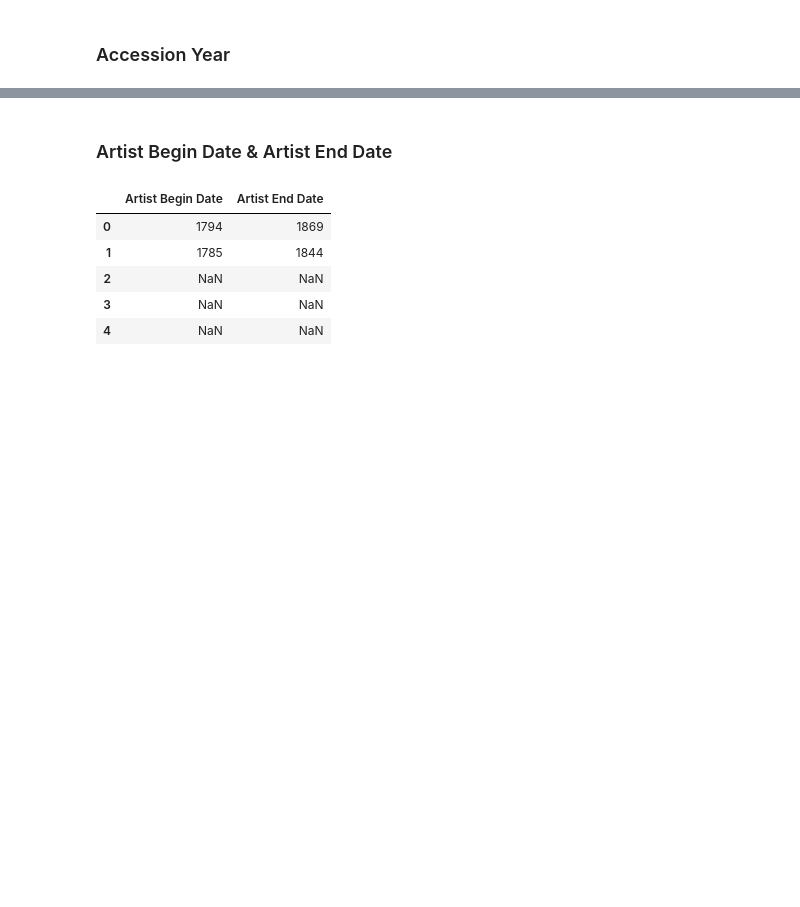
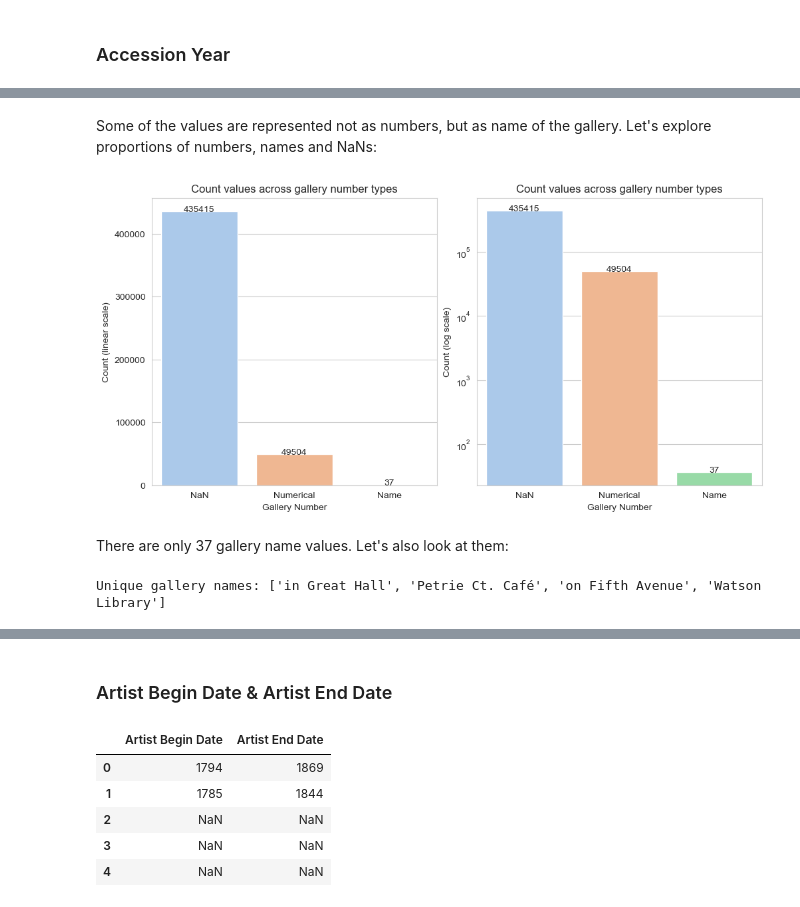
Before and after one commit to nickobard/Data-Preprocessing-Course, a Jupyter notebook: 01/01_homework.ipynb, the cells around one changed output, grey strips where cells are left out. Cells and saved outputs as stored; diff of their text form; code cells hidden in the pictures; blank space fills up the shorter version.

```diff
--- a/01/01_homework.ipynb
+++ b/01/01_homework.ipynb
@@ -98,0 +55,3 @@ Data Matching the API page table
+# %%
+df = pd.read_csv(dataset_path, low_memory=False)
+df.head(10)
@@ -487,0 +496,3 @@ del df_accession_year
+# %%
+ser_gal_num = df['Gallery Number']
+introduce_data(ser_gal_num)
@@ -487,0 +534,43 @@ del df_accession_year
+# %% [markdown]
+Some of the values are represented not as numbers, but as name of the gallery. Let's explore proportions of numbers, names and NaNs:
+# %%
+def categorize_gal_number(value):
+    try:
+        int(value)
+        return 'Numerical'
+    except ValueError:
+        if pd.isna(value):
+            return 'NaN'
+        else:
+            return 'Name'
+
+
+ser_gal_num_categories_vc = ser_gal_num.apply(categorize_gal_number).value_counts()
+
+
+fig, axes = plt.subplots(nrows=1, ncols=2, figsize=(10, 5), constrained_layout=True)
+
+for ax, y_scale in zip(axes, ['linear', 'log']):
+    sns.barplot(x=ser_gal_num_categories_vc.index, y=ser_gal_num_categories_vc.values,
+                     hue=ser_gal_num_categories_vc.index, palette='pastel', ax=ax)
+    ax.set_title('Count values across gallery number types')
+    ax.set_xlabel('Gallery Number')
+    ax.set_ylabel('Count ({} scale)'.format(y_scale))
+    ax.set_yscale(y_scale)
+
+
+    for patch in ax.patches:
+        height = patch.get_height()
+        ax.text(patch.get_x() + patch.get_width() / 2, height, s=int(height), ha='center')
+
+plt.show()
+# %% [output]
+[figure, added]
+# %% [markdown]
+There are only 37 gallery name values. Let's also look at them:
+# %%
+ser_gal_num_no_nans = ser_gal_num.dropna()
+unique_gal_names = list(ser_gal_num_no_nans[ser_gal_num_no_nans.str.match(r'[a-zA-Z]+')].unique())
+print('Unique gallery names: {}'.format(unique_gal_names))
+# %% [output]
+Unique gallery names: ['in Great Hall', 'Petrie Ct. Café', 'on Fifth Avenue', 'Watson Library']
```
Also changed, not shown: parts of 162 cells of this notebook.
